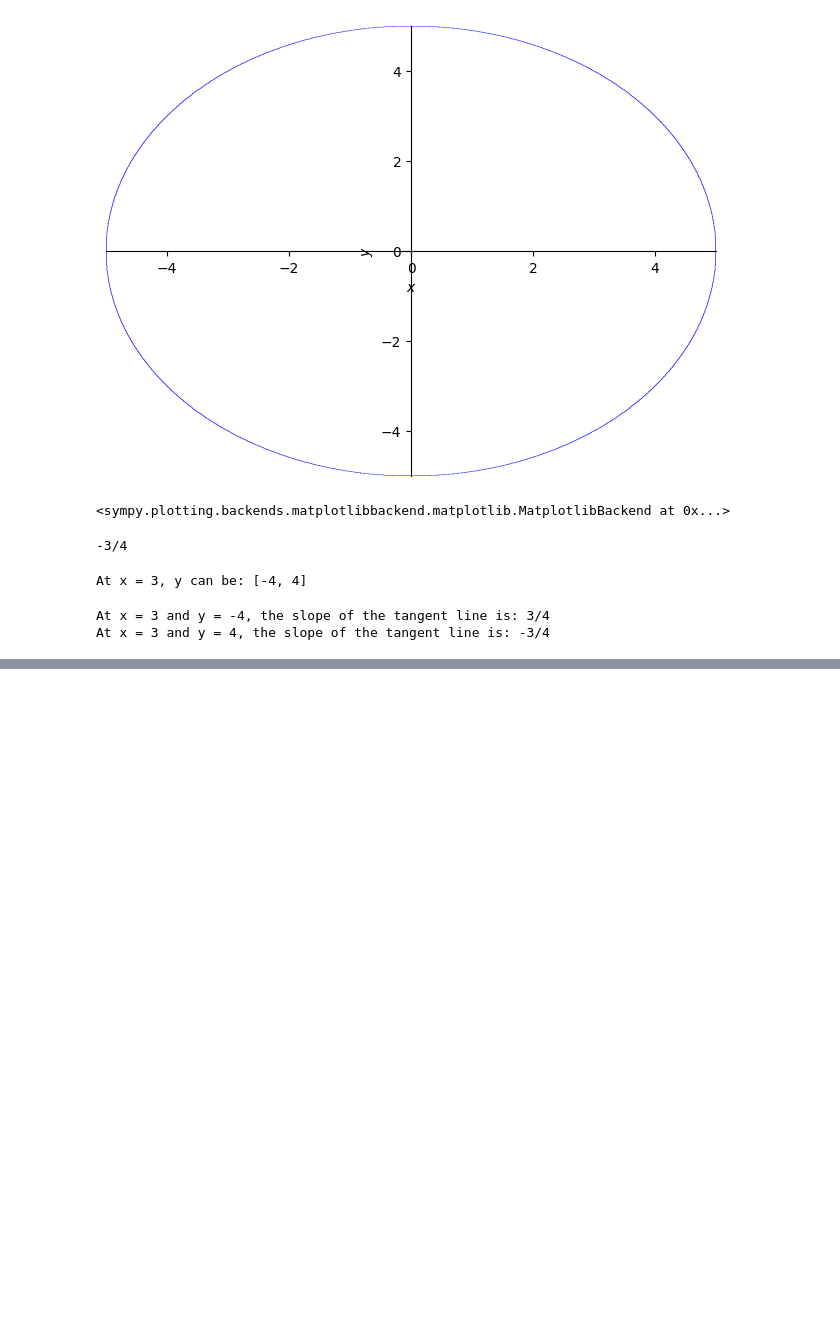
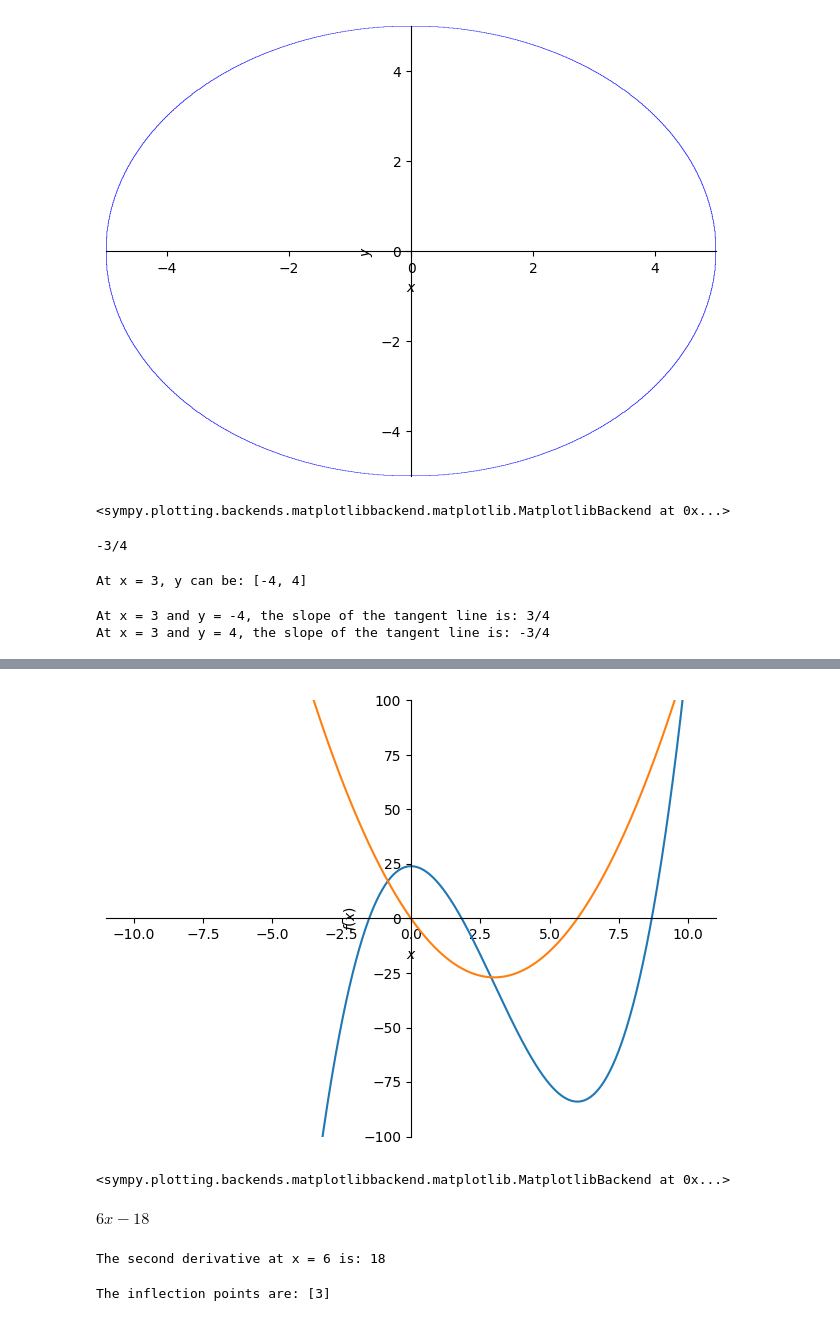
Before and after one commit to InsaneJSK/LearnInPublic, a Jupyter notebook: calculus/derivatives.ipynb, the cells around one changed output, grey strips where cells are left out. Cells and saved outputs as stored; diff of their text form; code cells hidden in the pictures; blank space fills up the shorter version.

```diff
--- a/calculus/derivatives.ipynb
+++ b/calculus/derivatives.ipynb
@@ -124,0 +160,21 @@ At x = 3 and y = 4, the slope of the tangent line is: -3/4
+# %%
+sp.plot(eq, derivative, ylim = [-100,100])
+# %% [output]
+[figure, added]
+<sympy.plotting.backends.matplotlibbackend.matplotlib.MatplotlibBackend at 0x...>
+# %%
+second = sp.diff(first, x)
+second
+# %% [output]
+$\displaystyle 6 x - 18$
+# %%
+x_val = 6
+ans = second.subs(x, x_val)
+print(f"The second derivative at x = {x_val} is: {ans}")
+# %% [output]
+The second derivative at x = 6 is: 18
+# %%
+zeros = sp.solve(second, x)
+print(f"The inflection points are: {zeros}")
+# %% [output]
+The inflection points are: [3]
```
Also changed, not shown: parts of 12 cells of this notebook, 1 other file.
